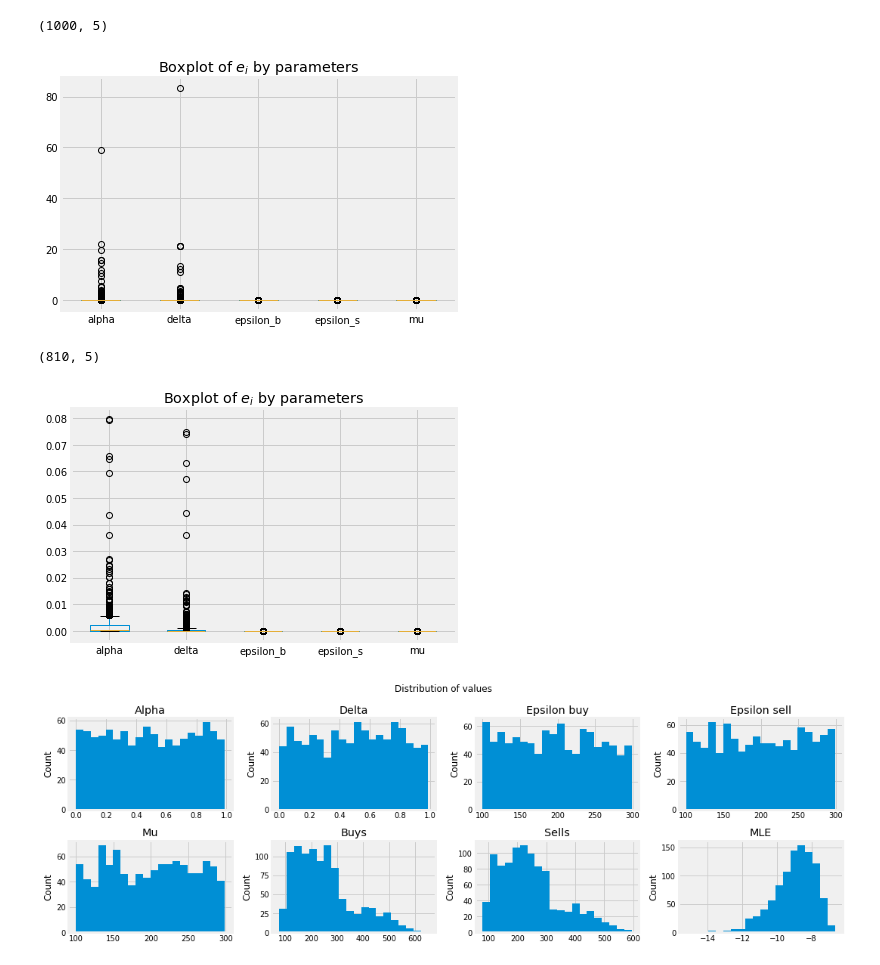
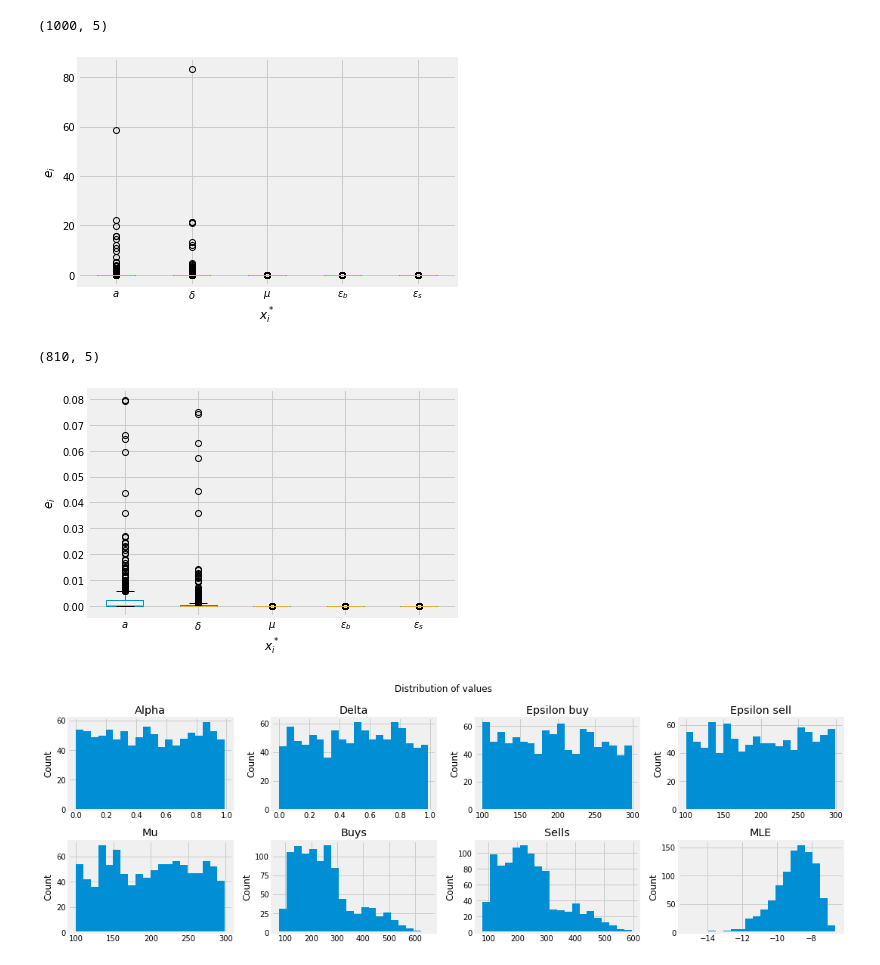
Before and after one commit to GuillaumePv/pin_surrogate_model, a Jupyter notebook: stat_desc.ipynb, the cells around one changed output. Drawn from its saved outputs; the diff is of its cells as text; code cells hidden in the pictures.

Commit message:
update graph and desc stat

```diff
--- a/stat_desc.ipynb
+++ b/stat_desc.ipynb
@@ -111,10 +111,13 @@ df_ei.shape
 (1000, 5)
 # %%
 df_ei.boxplot()
+plt.xticks([1, 2, 3,4,5], [r'$a$', r'$\delta$', r'$\mu$', r'$\epsilon_b$', r'$\epsilon_s$'])
 #plt.title(r"Boxplot of $e_i$ by parameters")
+plt.ylabel(r"$e_i$")
+plt.xlabel(r"$x_i^*$")
 plt.tight_layout()
 # %% [output]
-[figure, old version]
+[figure, new version]
 # %%
 # à voir s'il il faut le faire
 df_ei_test = df_ei[df_ei <= df_ei.quantile(0.85)]
@@ -124,11 +127,14 @@ df_ei_test.shape
 (810, 5)
 # %%
 df_ei_test.boxplot()
+plt.xticks([1, 2, 3,4,5], [r'$a$', r'$\delta$', r'$\mu$', r'$\epsilon_b$', r'$\epsilon_s$'])
+plt.ylabel(r"$e_i$")
+plt.xlabel(r"$x_i^*$")
 #plt.title(r"Boxplot of $e_i$ by parameters")
 plt.tight_layout()
 plt.savefig("./results/graphs/boxplot_ei.png")
 # %% [output]
-[figure, old version]
+[figure, new version]
 # %%
 fig, axs = plt.subplots(2, 4,figsize=(15,5))
 fig.suptitle('Distribution of values')
```
Also changed, not shown: 1 other file.
